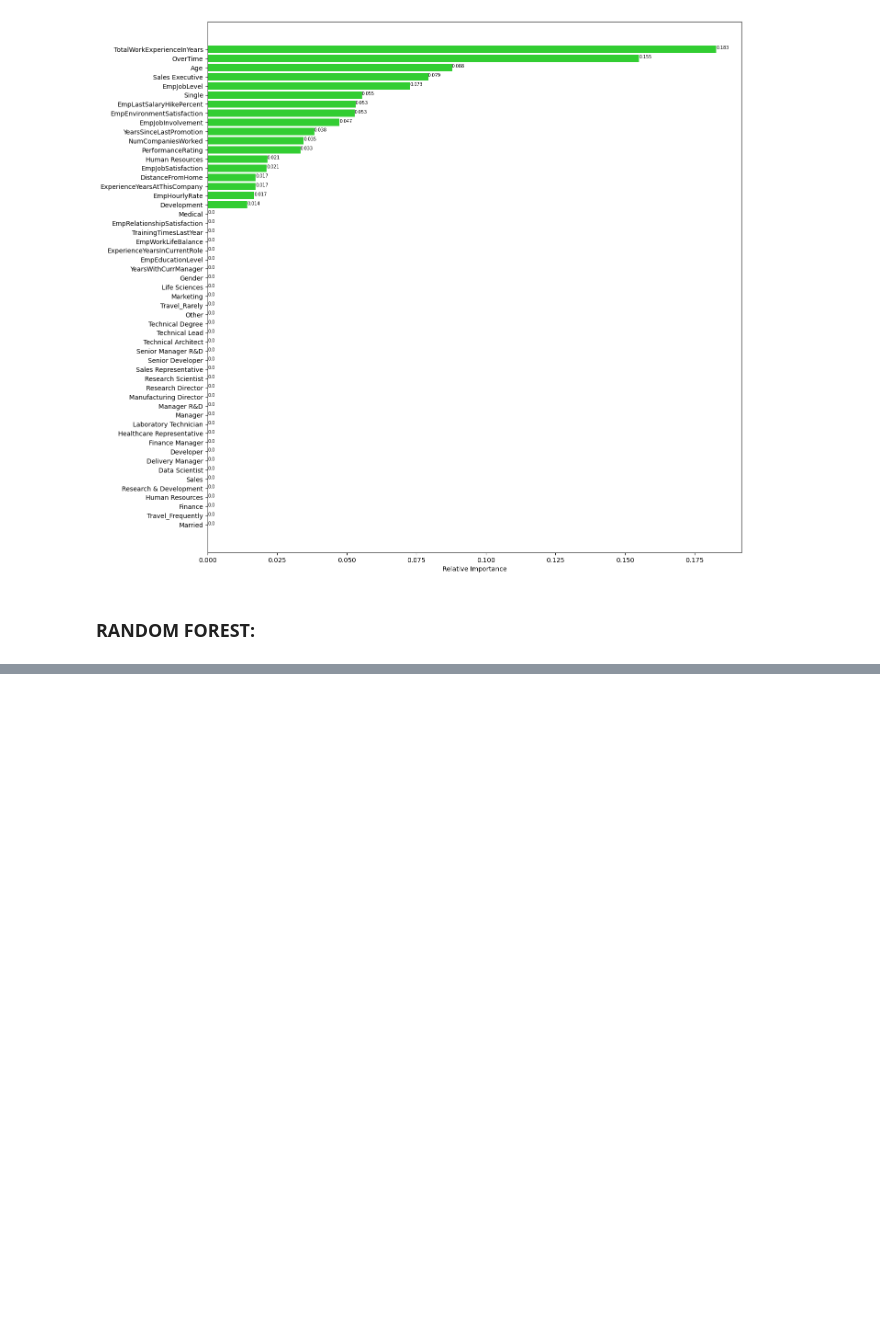
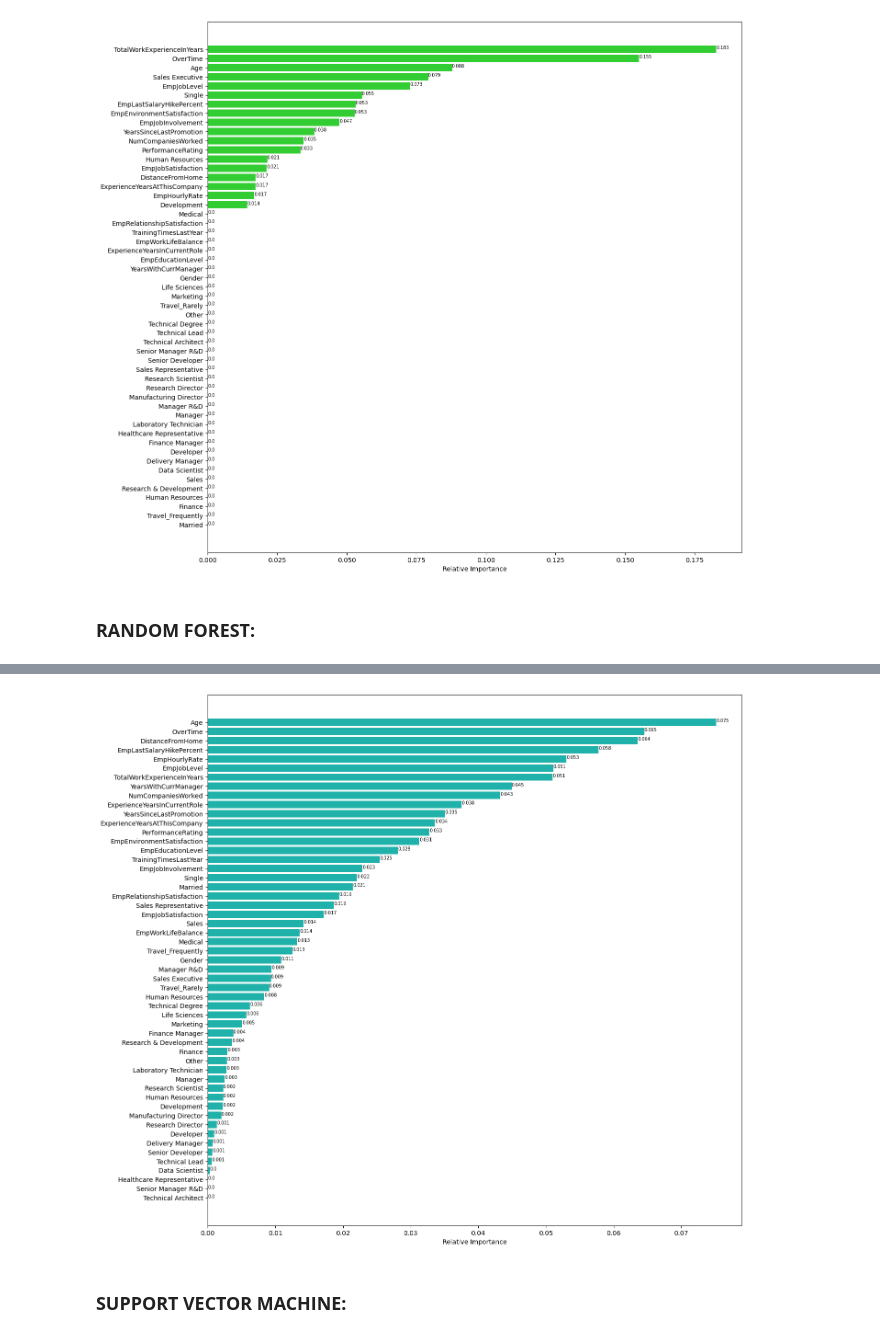
Before and after one commit to shanusaras/Employee_Performance_Analysis, a Jupyter notebook: Project.ipynb, the cells around one changed output, grey strips where cells are left out. Saved outputs shown, nothing was run; the diff lists cells and outputs as text; code cells hidden in the pictures; blank space fills up the shorter version.

```diff
--- a/Project.ipynb
+++ b/Project.ipynb
@@ -1754,0 +2070,25 @@ plt.show()
+# %%
+# tuned model feature importance
+
+#getting feature importances from the tuned random forest model
+importances= rf_model_cv.feature_importances_
+feature_names= X.columns
+
+# sort the features by importance
+indices= np.argsort(importances)
+
+# Creating a horizontal bar plot of the feature importances
+plt.figure(figsize= (15, 15))
+plt.barh(range(len(indices)), importances[indices], color= 'lightseagreen', align= 'center')
+plt.yticks(range(len(indices)), [feature_names[i] for i in indices])
+plt.xlabel('Relative Importance')
+
+# Adding labels to the bars
+for i, v in enumerate(importances[indices]):
+  plt.text(v, i, str(round(v, 3)), color= 'black', fontsize= 7)
+
+plt.show()
+# %% [output]
+[figure, added]
+# %% [markdown]
+### **SUPPORT VECTOR MACHINE:**
```
Also changed, not shown: parts of 38 cells of this notebook.
